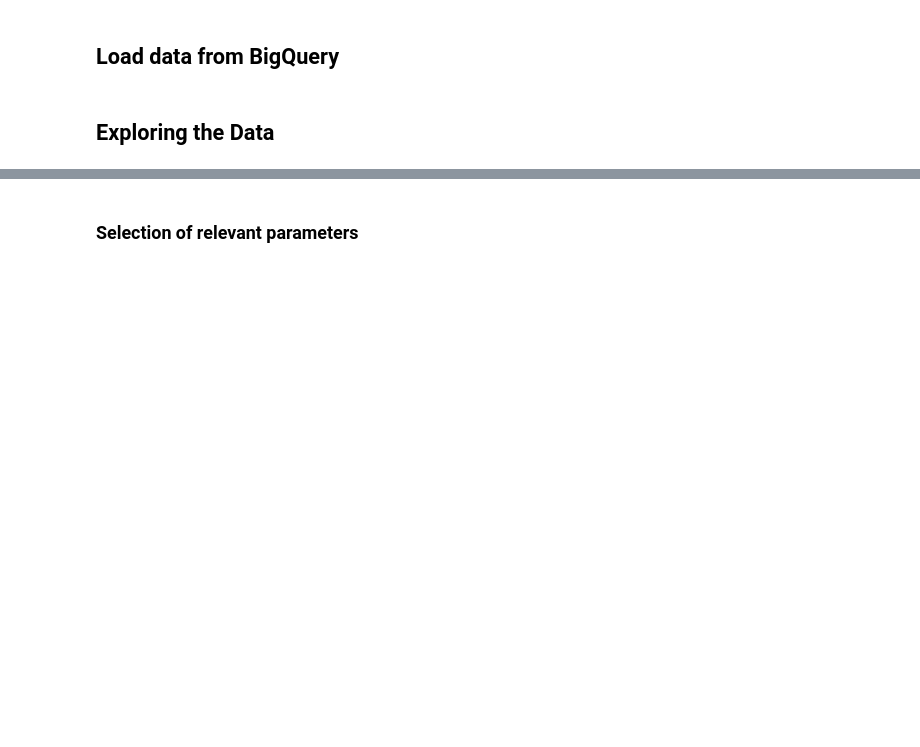
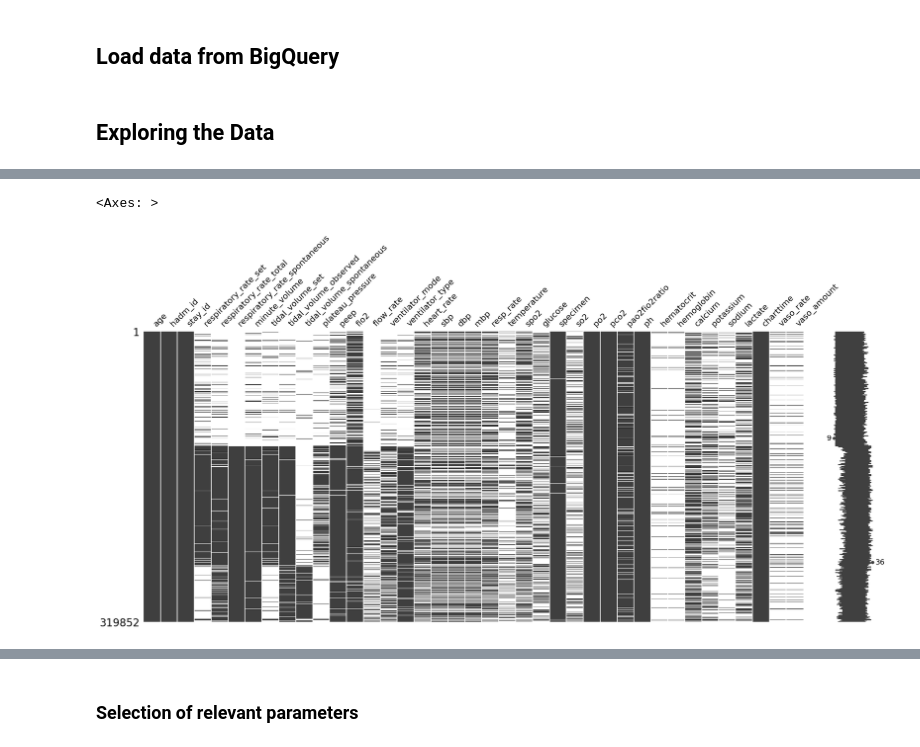
Before and after one commit to gokullan/early-ARDS-prediction, a Jupyter notebook: Early_Prediction_of_ARDS.ipynb, the cells around one changed output, grey strips where cells are left out. Saved outputs shown, nothing was run; the diff lists cells and outputs as text; code cells hidden in the pictures; blank space fills up the shorter version.

Commit message:
Results with `abgv_vaso`

```diff
--- a/Early_Prediction_of_ARDS.ipynb
+++ b/Early_Prediction_of_ARDS.ipynb
@@ -14,7 +14,7 @@ auth.authenticate_user()
 # %% [markdown]
 ## Load data from BigQuery
 # %%
-table_id = 'fit-parity-376107.resultsdata.abvvs_2'
+table_id = 'fit-parity-376107.resultsdata.abgv_vaso'
 dataset = client.get_table(table_id)
 # convert to Dataframe
 dataset = client.list_rows(dataset).to_dataframe()
@@ -54,0 +35,14 @@ def plot
+# %%
+cols_irrelevant = [
+ 'sub_id',
+ 'aado2',
+ 'aado2_calc',
+ 'fio2_chartevents',
+ 'baseexcess',
+ 'bicarbonate',
+ 'totalco2',
+ 'carboxyhemoglobin',
+ 'methemoglobin',
+ 'chloride',
+]
+dataset = dataset.drop(columns=cols_irrelevant, axis=1)
@@ -54,0 +92,7 @@ def plot
+# %%
+import missingno as msno
+
+msno.matrix(dataset)
+# %% [output]
+<Axes: >
+[figure, added]
```
Also changed, not shown: parts of 75 cells of this notebook.
